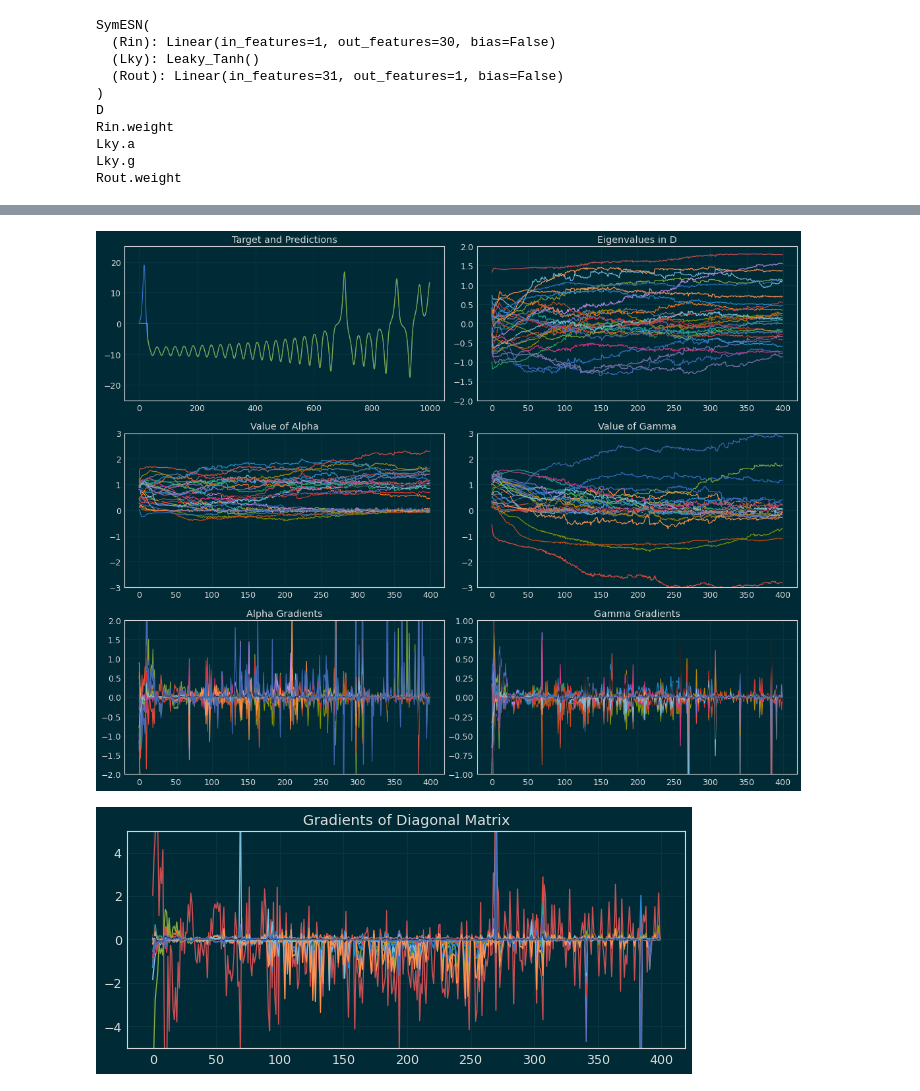
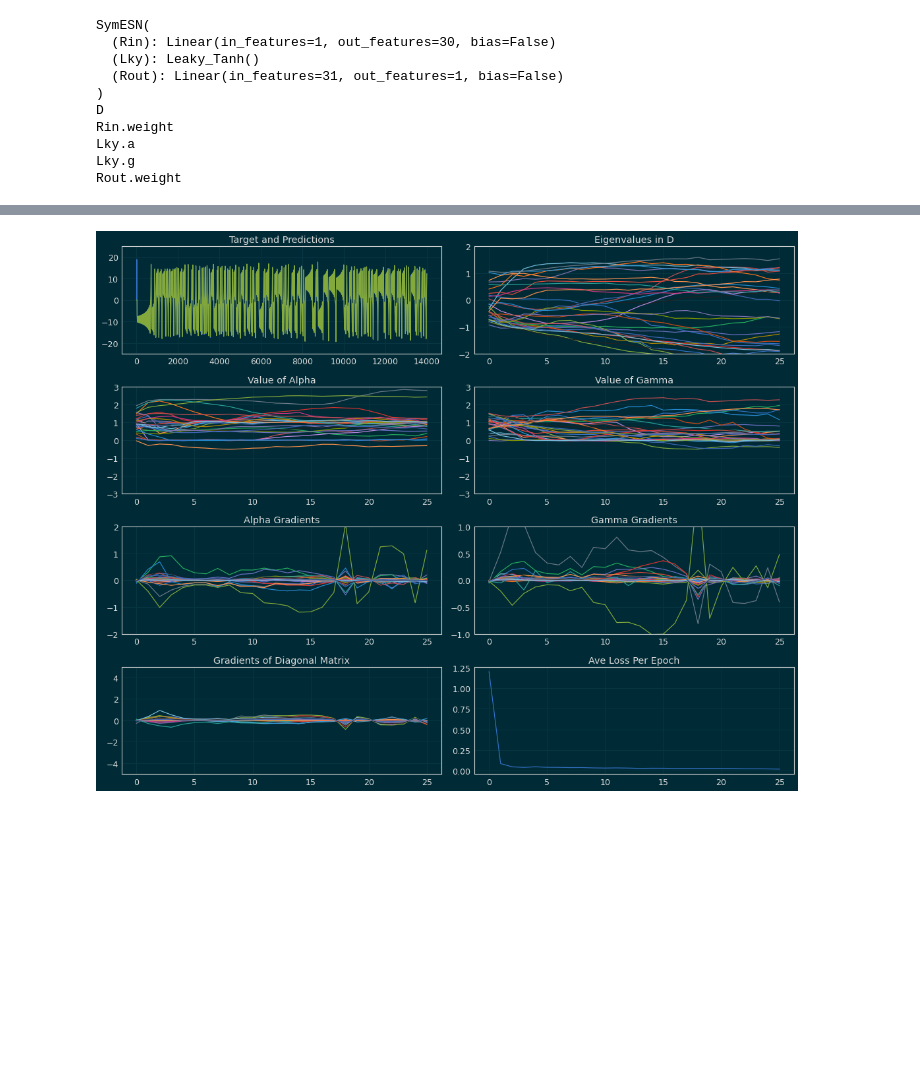
Before and after one commit to BrianWhiteaker/exESN, a Jupyter notebook: autodiff_GPU_test3.ipynb, the cells around one changed output, grey strips where cells are left out. Saved outputs shown, nothing was run; the diff lists cells and outputs as text; code cells hidden in the pictures; blank space fills up the shorter version.

```diff
--- a/autodiff_GPU_test3.ipynb
+++ b/autodiff_GPU_test3.ipynb
@@ -33,7 +33,7 @@ DTYPE = torch.float32
 K = 1
 N = 30
 L = 1
-TRAIN = 1000
+TRAIN = 14000
 # %%
 class Pmul(torch.autograd.Function):
     @staticmethod
@@ -231,58 +279,60 @@ for ep in range(EPOCHS):
 # %%
 plt.figure(figsize=(15,12))
-ax1 = plt.subplot(321)
+ax1 = plt.subplot(421)
 ax1.set_title('Target and Predictions')
 ax1.plot(target, label='tar')
 ax1.plot(preds, label='pred')
 ax1.set_ylim(-25,25)
 #ax1.legend(loc='upper right')
 
-ax2 = plt.subplot(322)
+ax2 = plt.subplot(422)
 ax2.set_title('Eigenvalues in D')
 for i in range(eigs.shape[1]):
     ax2.plot(eigs[:,i],label=f'eig{i}')
 ax2.set_ylim(-2,2)
 #ax.legend(loc='upper right')
 
-ax3 = plt.subplot(323)
+ax3 = plt.subplot(423)
 ax3.set_title('Value of Alpha')
 for i in range(alphas.shape[1]):
     ax3.plot(alphas[:,i], label=f'alpha{i}')
 ax3.set_ylim(-3,3)
 #ax3.legend(loc='upper right',ncol=2)
 
-ax4 = plt.subplot(324)
+ax4 = plt.subplot(424)
 ax4.set_title('Value of Gamma')
 for i in range(gammas.shape[1]):
     ax4.plot(gammas [:,i], label=f'gamma{i}')
 ax4.set_ylim(-3,3)
 #ax4.legend(loc='upper right',ncol=2)
 
-ax5 = plt.subplot(325)
+ax5 = plt.subplot(425)
 ax5.set_title('Alpha Gradients')
 for i in range(Agrad.shape[1]):
     ax5.plot(Agrad[:,i], label=f'A{i}')
 ax5.set_ylim(-2,2)
 #ax5.legend(loc='upper right')
 
-ax6 = plt.subplot(326)
+ax6 = plt.subplot(426)
 ax6.set_title('Gamma Gradients')
 for i in range(Ggrad.shape[1]):
     ax6.plot(Ggrad[:,i], label=f'G{i}')
 ax6.set_ylim(-1,1)
 #ax4.legend(loc='upper right')
+
+
+ax7 = plt.subplot(427)
+ax7.set_title('Gradients of Diagonal Matrix')
+for i in range(SRgrad.shape[1]):
+    ax7.plot(SRgrad[:,i], label=f'SR{i}')
+ax7.set_ylim(-5,5)
+#plt.legend(loc='upper right')
+
+ax8 = plt.subplot(428)
+ax8.set_title('Ave Loss Per Epoch')
+ax8.plot(epoch_loss, label=f'ave loss')
 plt.tight_layout()
 plt.show()
 plt.close()
-
-plt.figure(figsize=(10,4))
-plt.title('Gradients of Diagonal Matrix')
-for i in range(SRgrad.shape[1]):
-    plt.plot(SRgrad[:,i], label=f'SR{i}')
-plt.ylim(-5,5)
-#plt.legend(loc='upper right')
-plt.show()
-plt.close()
 # %% [output]
-[figure, old version]
+[figure, new version]
-[figure, removed]
```
Also changed, not shown: parts of 2 cells of this notebook, 9 other files.
